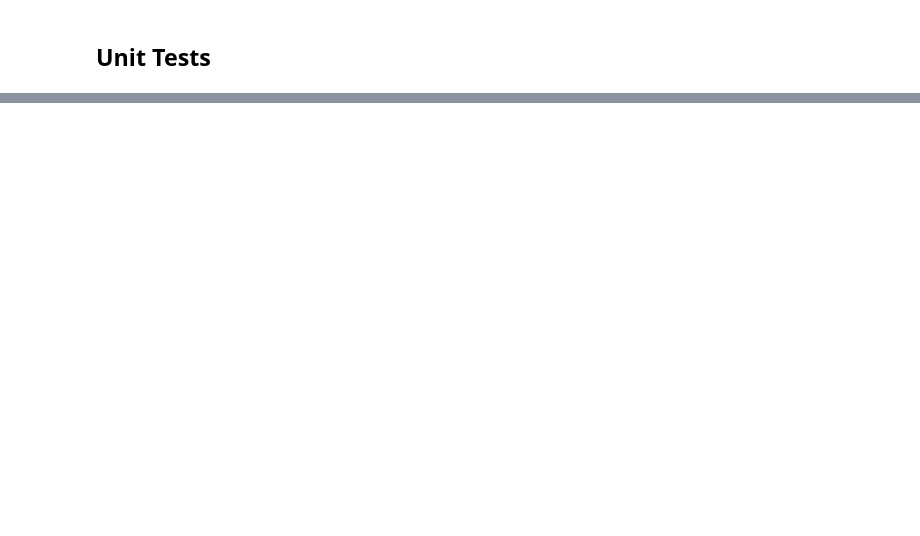
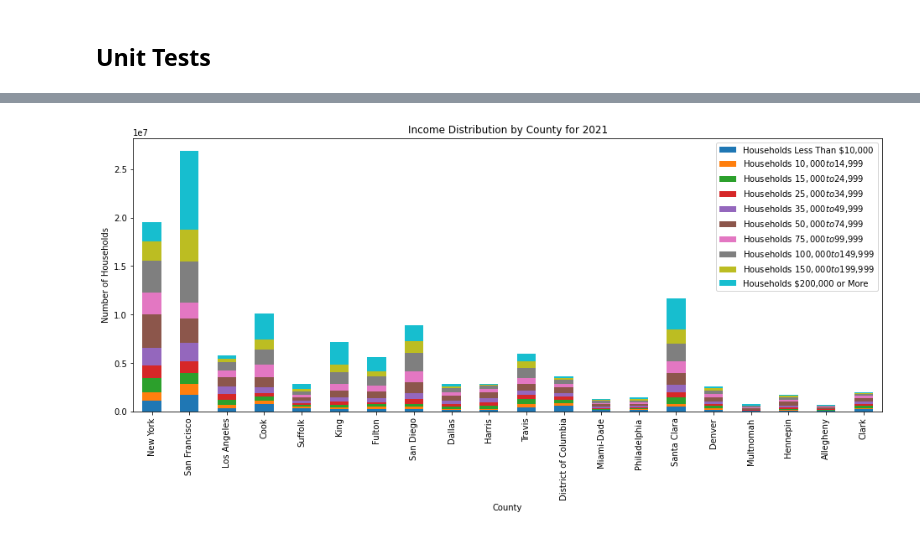
Before and after one commit to nomanarshad94/made-project-ws24, a Jupyter notebook: project/data_exploration.ipynb, the cells around one changed output, grey strips where cells are left out. Saved outputs shown, nothing was run; the diff lists cells and outputs as text; code cells hidden in the pictures; blank space fills up the shorter version.

```diff
--- a/project/data_exploration.ipynb
+++ b/project/data_exploration.ipynb
@@ -2010,0 +1205,9 @@ if __name__ == "__main__":
+# %%
+%%time
+county_agg[income_brackets_cols].iloc[:20].plot(kind='bar',stacked=True,figsize=(16, 6))
+plt.title('Income Distribution by County for 2021')
+plt.ylabel('Number of Households')
+plt.xlabel('County')
+plt.show()
+# %% [output]
+[figure, added]
```
Also changed, not shown: parts of 71 cells of this notebook, 3 other files.
